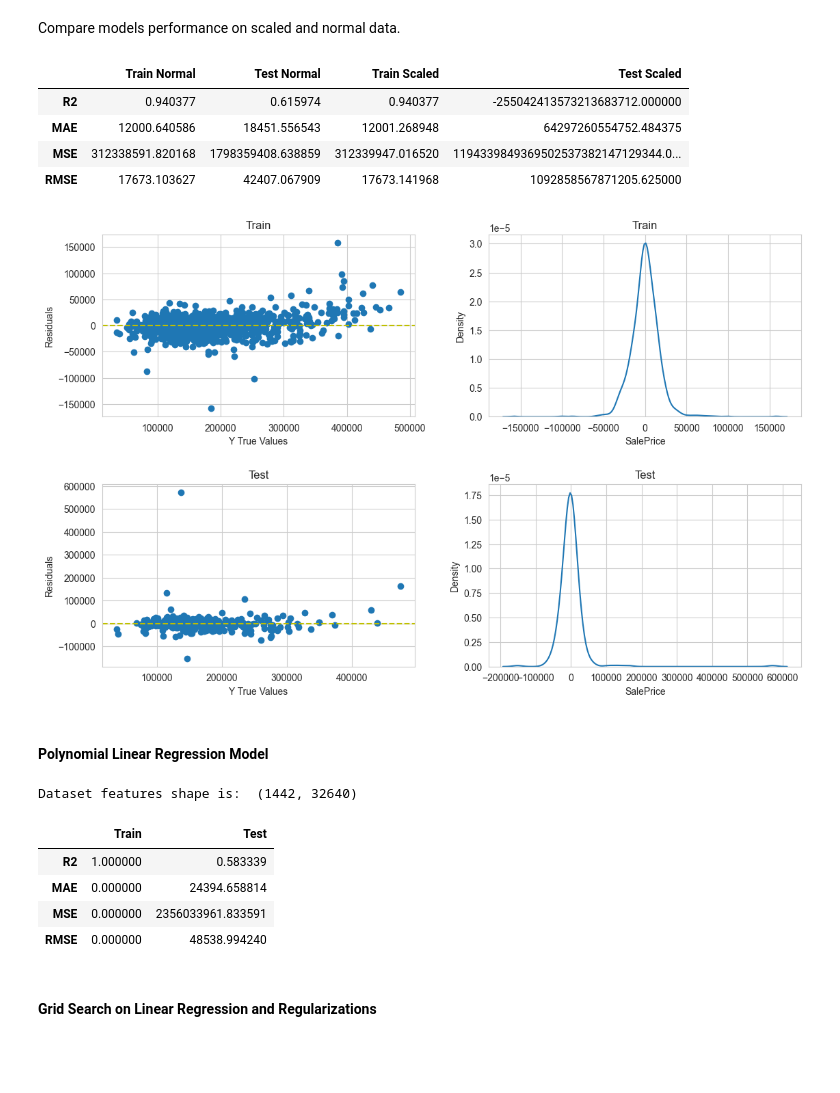
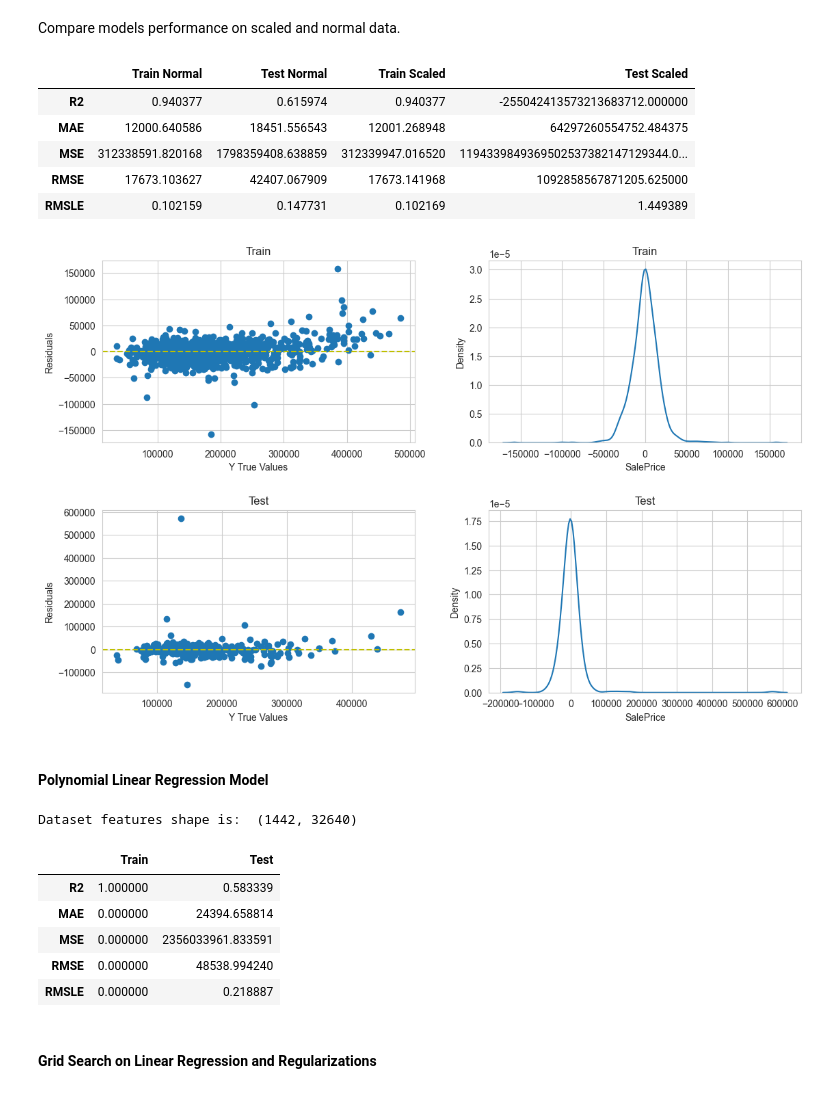
Before and after one commit to OmerSav/HousePricingRegression, a Jupyter notebook: notebooks/04-os-models-training.ipynb, the cells around one changed output. Saved outputs shown, nothing was run; the diff lists cells and outputs as text; code cells hidden in the pictures; blank space fills up the shorter version.

```diff
--- a/notebooks/04-os-models-training.ipynb
+++ b/notebooks/04-os-models-training.ipynb
@@ -158,33 +158,34 @@ Compare models performance on scaled and normal data.
 from sklearn.linear_model import LinearRegression, Lasso, Ridge, ElasticNet
 from sklearn.model_selection import GridSearchCV
 # %%
-lin = LinearRegression()
-lin.fit(X_train, y_train)
-lin_scaled = LinearRegression()
-lin_scaled.fit(X_train_scaled, y_train)
+reg = LinearRegression()
+reg.fit(X_train, y_train)
+reg_scaled = LinearRegression()
+reg_scaled.fit(X_train_scaled, y_train)
 
-lin_score = reg_score_table(lin, X_train, X_test, y_train, y_test)
-lin_score.columns += ' Normal'
-lin_scaled_score = reg_score_table(lin_scaled, X_train_scaled, X_test_scaled,
-                                   y_train, y_test)
-lin_scaled_score.columns += ' Scaled'
+reg_scores = reg_score_table(reg, X_train, X_test, y_train, y_test)
+reg_scores.columns += ' Regression'
+reg_scaled_scores = reg_score_table(reg_scaled, X_train_scaled, X_test_scaled,
+                                    y_train, y_test)
+reg_scaled_scores.columns += ' Regression Scaled'
 
-scores = pd.concat([lin_score, lin_scaled_score], axis=1)
+scores = pd.concat([reg_scores, reg_scaled_scores], axis=1)
 html_table(scores)
-residual_plots(lin, X_train, X_test, y_train, y_test)
+residual_plots(reg, X_train, X_test, y_train, y_test)
 # %% [output]
 |  | Train Normal | Test Normal | Train Scaled | Test Scaled |
 | R2 | 0.940377 | 0.615974 | 0.940377 | -255042413573213683712.000000 |
 | MAE | 12000.640586 | 18451.556543 | 12001.268948 | 64297260554752.484375 |
 | MSE | 312338591.820168 | 1798359408.638859 | 312339947.016520 | 1194339849369502537382147129344.0... |
 | RMSE | 17673.103627 | 42407.067909 | 17673.141968 | 1092858567871205.625000 |
+| RMSLE | 0.102159 | 0.147731 | 0.102169 | 1.449389 |
 [figure]
 # %% [markdown]
 #### Polynomial Linear Regression Model
 # %%
 from sklearn.preprocessing import PolynomialFeatures
 
-polynomial_converter = PolynomialFeatures()
+polynomial_converter = PolynomialFeatures(degree=2)
 polynomial_converter.fit(X)
 X_poly = polynomial_converter.transform(X)
 print('Dataset features shape is: ', X_poly.shape)
@@ -201,9 +202,11 @@ X_test_poly_scaled = sc_poly.transform(X_test_poly)
 poly_reg = LinearRegression()
 poly_reg.fit(X_train_poly_scaled, y_train_poly)
 
-scores = reg_score_table(poly_reg, X_train_poly_scaled, X_test_poly_scaled,
-                         y_train_poly,
-                         y_test_poly)
+poly_reg_scores = reg_score_table(poly_reg, X_train_poly_scaled,
+                                  X_test_poly_scaled,
+                                  y_train_poly,
+                                  y_test_poly)
+poly_reg_scores.columns += ' Polynomial Regression'
 html_table(scores)
 # %% [output]
 Dataset features shape is:  (1442, 32640)
@@ -212,6 +215,7 @@ Dataset features shape is:  (1442, 32640)
 | MAE | 0.000000 | 24394.658814 |
 | MSE | 0.000000 | 2356033961.833591 |
 | RMSE | 0.000000 | 48538.994240 |
+| RMSLE | 0.000000 | 0.218887 |
 # %% [markdown]
 #### Grid Search on Linear Regression and Regularizations
 # %%
```
Also changed, not shown: parts of 15 cells of this notebook, 1 other file.
